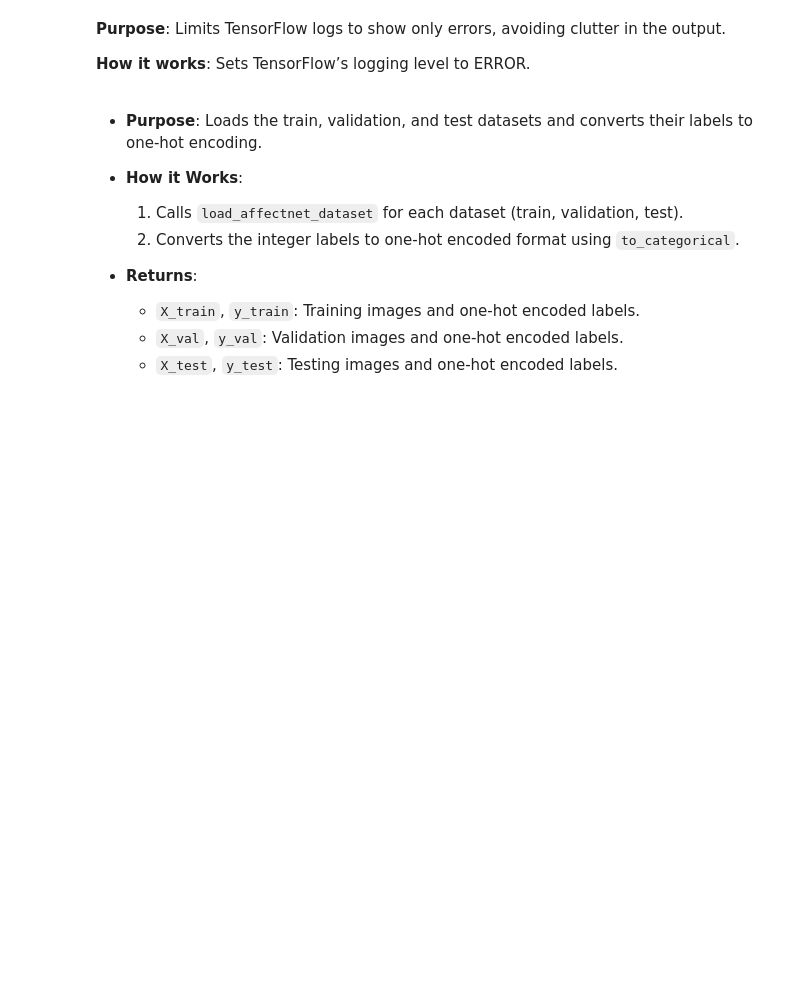
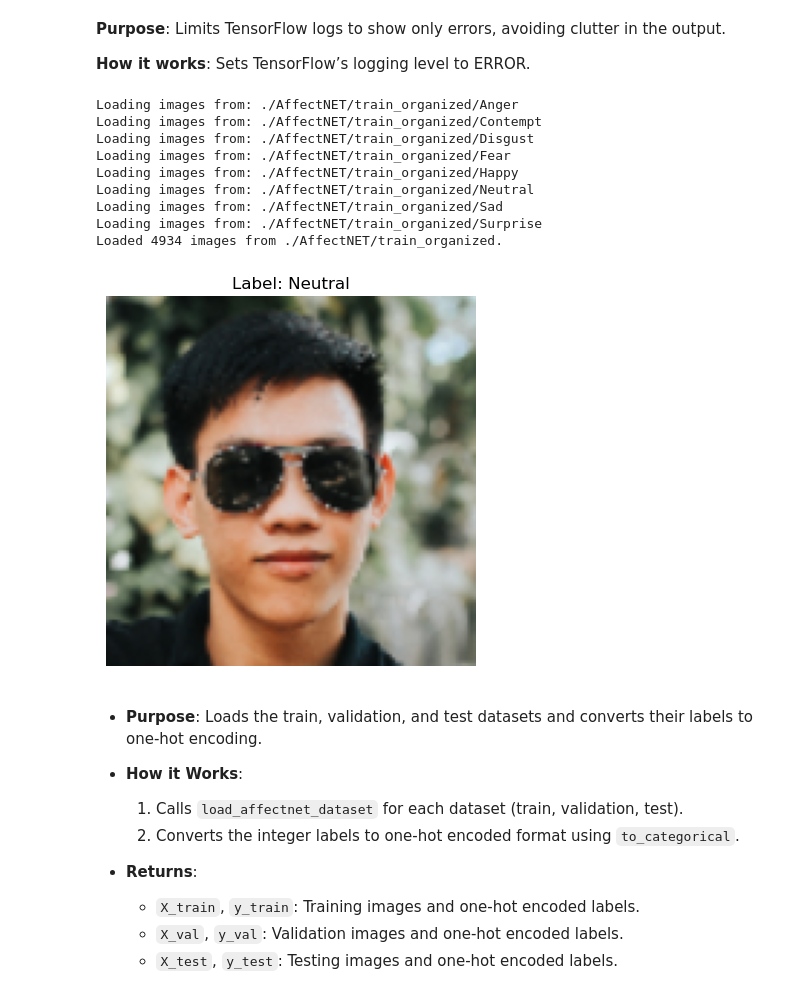
Before and after one commit to Ahmet-Toplu/emotion_recognition, a Jupyter notebook: emotion_recognition.ipynb, the cells around one changed output. Saved outputs shown, nothing was run; the diff lists cells and outputs as text; code cells hidden in the pictures; blank space fills up the shorter version.

```diff
--- a/emotion_recognition.ipynb
+++ b/emotion_recognition.ipynb
@@ -216,6 +220,53 @@ class DataProcessor:
         y_test = to_categorical(y_test, num_classes=len(self.emotions))
 
         return X_train, y_train, X_val, y_val, X_test, y_test
+
+    def show_example(self, dataset="train", image_size=(128, 128)):
+        if dataset == "train":
+            dataset_path = self.train_path
+        elif dataset == "valid":
+            dataset_path = self.valid_path
+        elif dataset == "test":
+            dataset_path = self.test_path
+        else:
+            print("Invalid dataset selection. Choose from 'train', 'valid', or 'test'.")
+            return
+
+        images, labels = self.load_affectnet_dataset(dataset_path, image_size=image_size)
+        if len(images) == 0:
+            print("No images found in the dataset.")
+            return
+
+        idx = random.randint(0, len(images) - 1)
+        image = (images[idx] * 255).astype(np.uint8)
+        label = self.emotions[labels[idx]]
+
+        # Display the image in the Jupyter Notebook
+        plt.imshow(image)
+        plt.title(f"Label: {label}")
+        plt.axis('off')
+        plt.show()
+# %%
+# Test Function for DataProcessor
+if __name__ == "__main__":
+    TRAIN_PATH = "./AffectNET/train_organized"
+    VALID_PATH = "./AffectNET/valid_organized"
+    TEST_PATH = "./AffectNET/test_organized"
+    EMOTIONS = ["Anger", "Contempt", "Disgust", "Fear", "Happy", "Neutral", "Sad", "Surprise"]
+
+    processor = DataProcessor(TRAIN_PATH, VALID_PATH, TEST_PATH, EMOTIONS)
+    processor.show_example(dataset="train")
+# %% [output]
+Loading images from: ./AffectNET/train_organized/Anger
+Loading images from: ./AffectNET/train_organized/Contempt
+Loading images from: ./AffectNET/train_organized/Disgust
+Loading images from: ./AffectNET/train_organized/Fear
+Loading images from: ./AffectNET/train_organized/Happy
+Loading images from: ./AffectNET/train_organized/Neutral
+Loading images from: ./AffectNET/train_organized/Sad
+Loading images from: ./AffectNET/train_organized/Surprise
+Loaded 4934 images from ./AffectNET/train_organized.
+[figure, added]
 # %% [markdown]
 - **Purpose**: Loads the train, validation, and test datasets and converts their labels to one-hot encoding.
 - **How it Works**:
```
Also changed, not shown: parts of 11 cells of this notebook, 3 other files.
